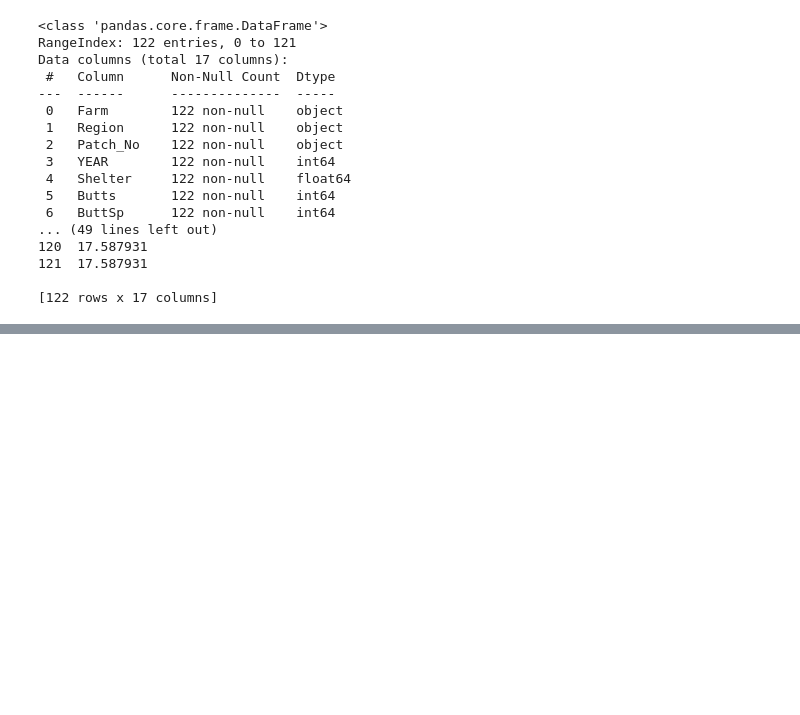
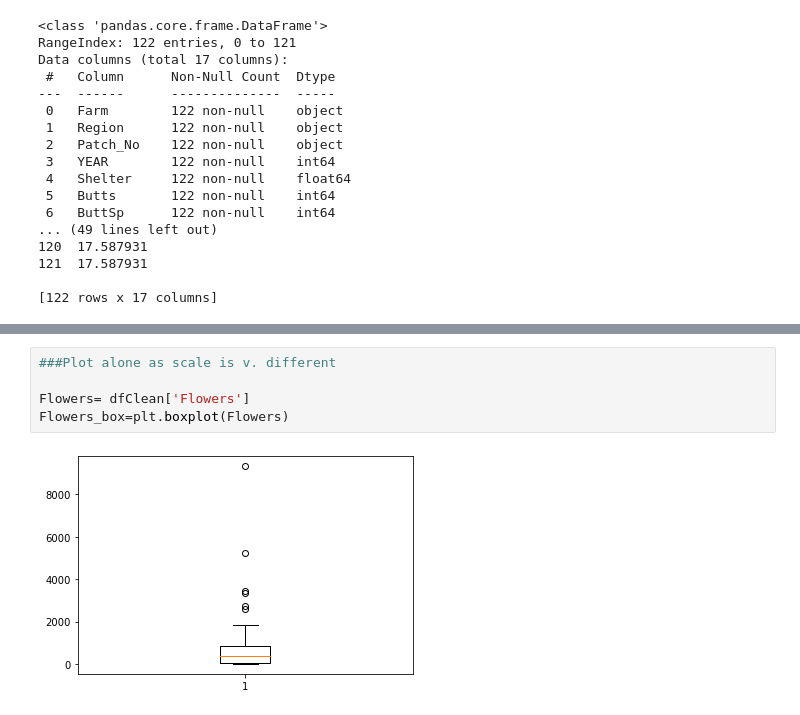
Before and after one commit to duntik/programming-for-data, a Jupyter notebook: Project/Untitled.ipynb, the cells around one changed output, grey strips where cells are left out. Saved outputs shown, nothing was run; the diff lists cells and outputs as text; blank space fills up the shorter version.

```diff
--- a/Project/Untitled.ipynb
+++ b/Project/Untitled.ipynb
@@ -73,0 +107,7 @@ print(dfClean)
+# %%
+###Plot alone as scale is v. different
+
+Flowers= dfClean['Flowers']
+Flowers_box=plt.boxplot(Flowers)
+# %% [output]
+[figure, added]
```
Also changed, not shown: parts of 8 cells of this notebook.
